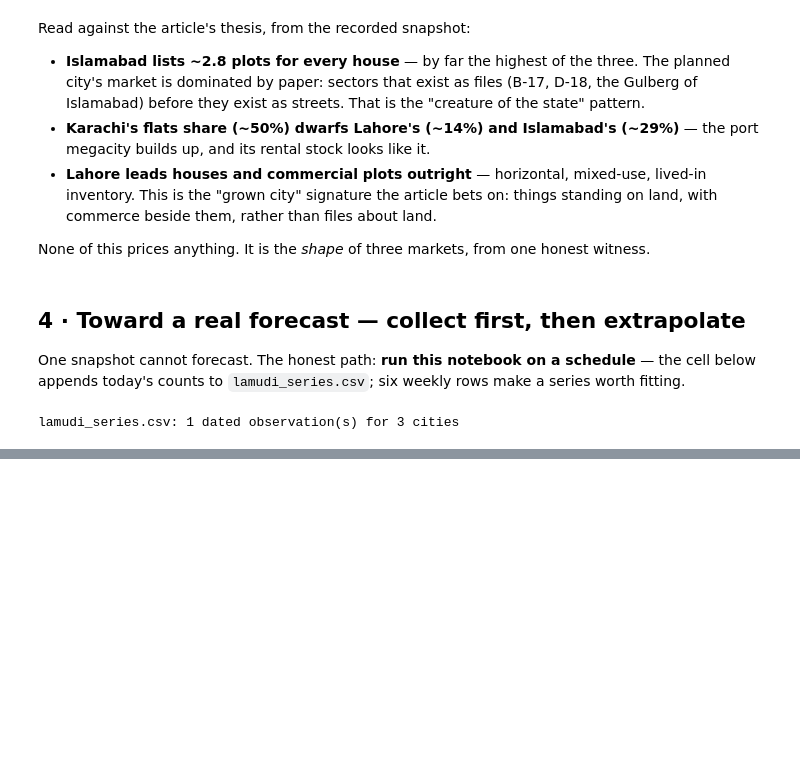
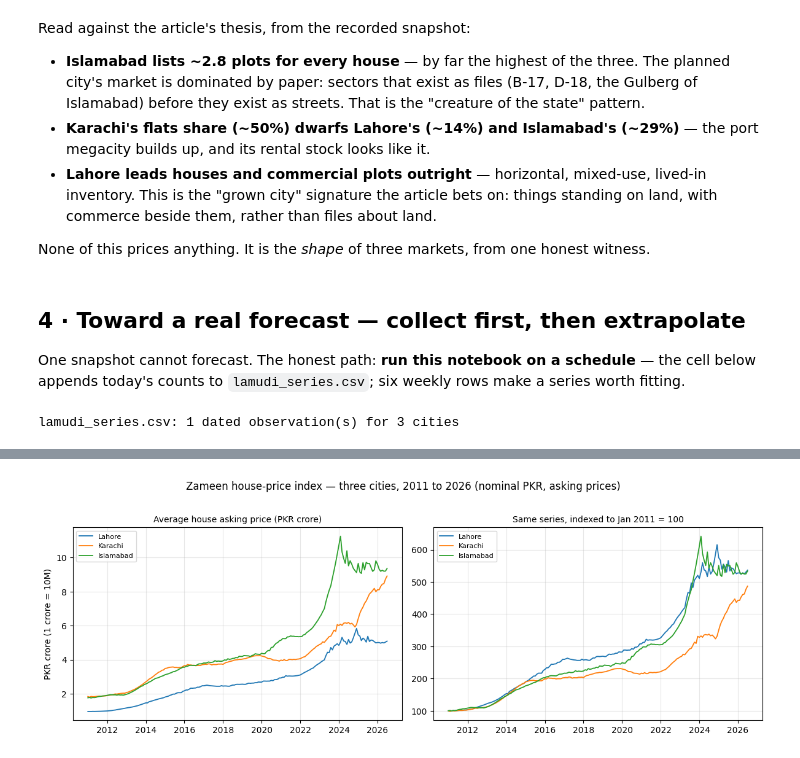
Before and after one commit to samas-it-services/ilm-red-addons, a Jupyter notebook: notebooks/lahore-real-estate/lahore_real_estate_lab.ipynb, the cells around one changed output, grey strips where cells are left out. Saved outputs shown, nothing was run; the diff lists cells and outputs as text; code cells hidden in the pictures; blank space fills up the shorter version.

```diff
--- a/notebooks/lahore-real-estate/lahore_real_estate_lab.ipynb
+++ b/notebooks/lahore-real-estate/lahore_real_estate_lab.ipynb
@@ -170,0 +186,9 @@ the caveat retires itself.
+# %%
+from pathlib import Path
+import numpy as np
+
+ZAMEEN_CSV = Path("zameen_house_index.csv")
+zameen = pd.read_csv(ZAMEEN_CSV, parse_dates=["month"]).set_index("month").sort_index()
+zameen.columns = ["Lahore", "Karachi", "Islamabad"]
+print(f"{len(zameen)} months, {zameen.index[0]:%Y-%m} to {zameen.index[-1]:%Y-%m} — source: zameen.com index pages, read 2026-08-26")
+zameen.tail(3).round(0).astype(int)
@@ -170,0 +202,14 @@ the caveat retires itself.
+# %%
+fig, (ax1, ax2) = plt.subplots(1, 2, figsize=(12, 4.2))
+for city in cities:
+    ax1.plot(zameen.index, zameen[city] / 1e7, lw=1.3, label=city)
+    ax2.plot(zameen.index, 100 * zameen[city] / zameen[city].iloc[0], lw=1.3, label=city)
+ax1.set_title("Average house asking price (PKR crore)", fontsize=10)
+ax1.set_ylabel("PKR crore (1 crore = 10M)")
+ax2.set_title("Same series, indexed to Jan 2011 = 100", fontsize=10)
+for ax in (ax1, ax2):
+    ax.legend(fontsize=8); ax.grid(alpha=0.3)
+fig.suptitle("Zameen house-price index — three cities, 2011 to 2026 (nominal PKR, asking prices)", y=1.02)
+plt.tight_layout(); plt.show()
+# %% [output]
+[figure, added]
```
Also changed, not shown: parts of 9 cells of this notebook, 3 other files.
